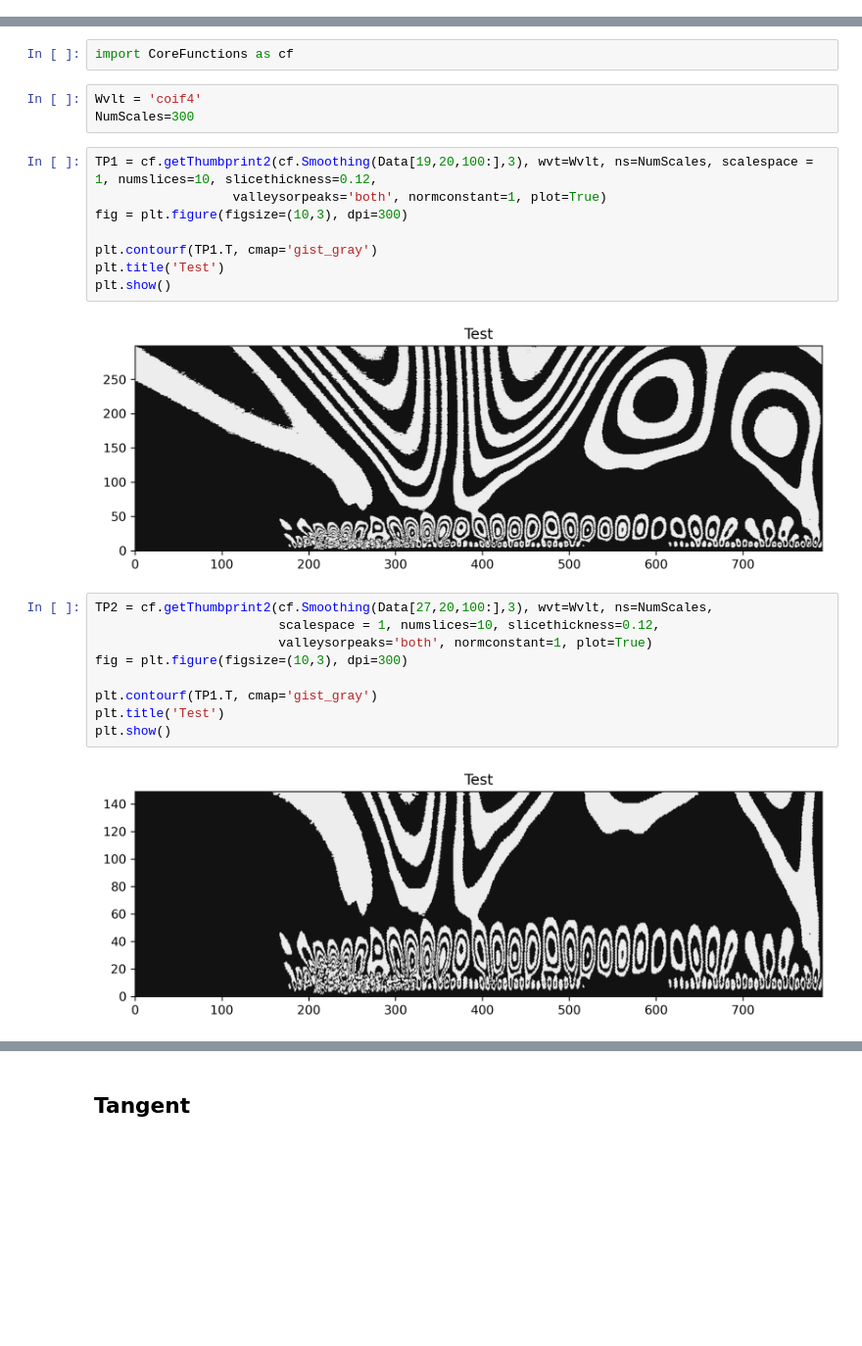
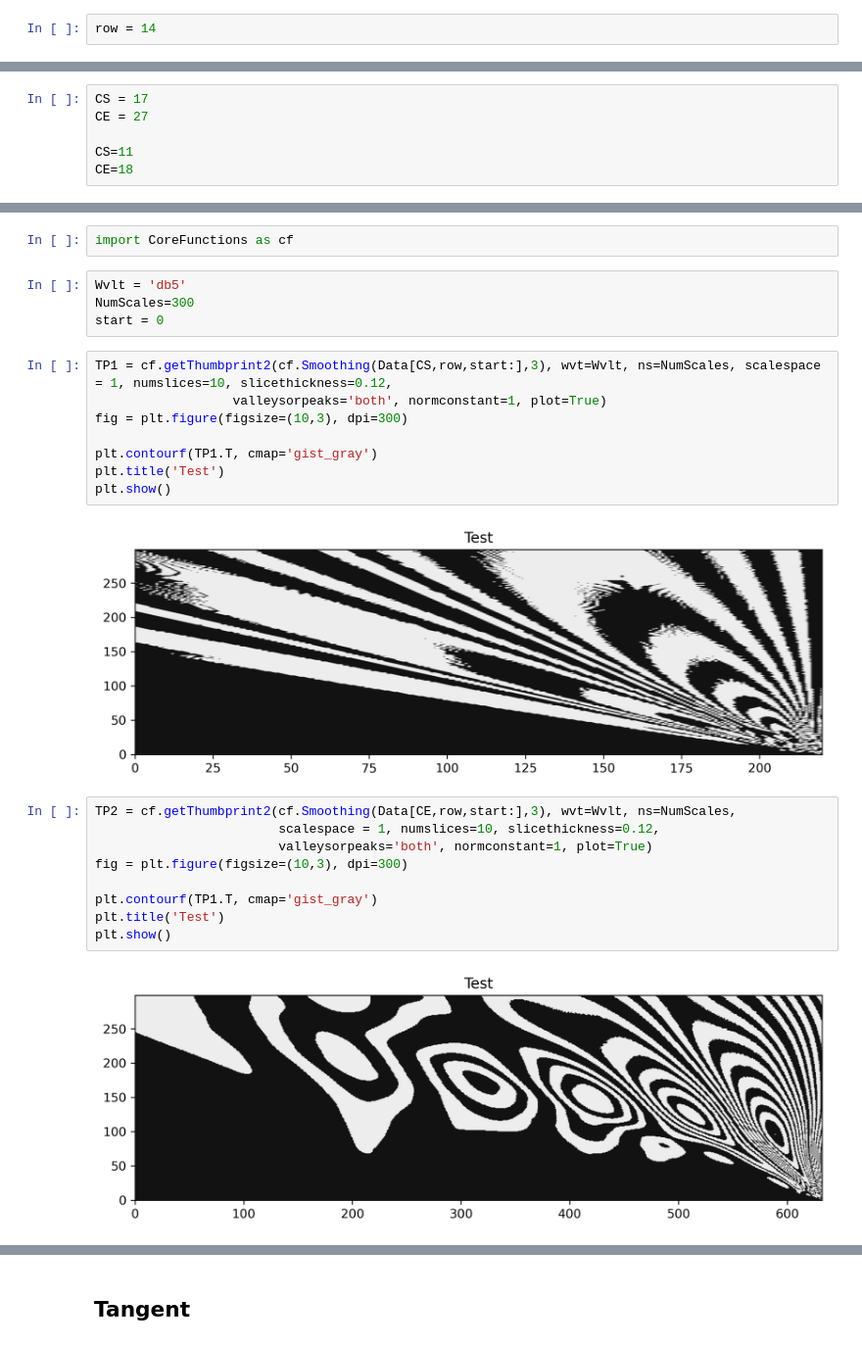
Before and after one commit to danchendrickson/3D_EFIT, a Jupyter notebook: MakeFingerPrintsFromPickles.ipynb, the cells around one changed output, grey strips where cells are left out. Shown at 98% size. Saved outputs shown, nothing was run; the diff lists cells and outputs as text; blank space fills up the shorter version.

```diff
--- a/MakeFingerPrintsFromPickles.ipynb
+++ b/MakeFingerPrintsFromPickles.ipynb
@@ -182,0 +178,2 @@ v = np.linspace(EMin, EMax, 30, endpoint=True)[0:20]
+# %%
+row = 14
@@ -183,2 +201,8 @@ v = np.linspace(EMin, EMax, 30, endpoint=True)[0:20]
+# %%
+CS = 17
+CE = 27
+
+CS=11
+CE=18
 # %%
 fig = plt.figure(figsize=(6,4),dpi=600)
@@ -194,10 +218,11 @@ plt.show()
 # %%
 import CoreFunctions as cf
 # %%
-Wvlt = 'coif4'
+Wvlt = 'db5'
 NumScales=300
+start = 0
 # %%
-TP1 = cf.getThumbprint2(cf.Smoothing(Data[19,20,100:],3), wvt=Wvlt, ns=NumScales, scalespace = 1, numslices=10, slicethickness=0.12,
+TP1 = cf.getThumbprint2(cf.Smoothing(Data[CS,row,start:],3), wvt=Wvlt, ns=NumScales, scalespace = 1, numslices=10, slicethickness=0.12,
                   valleysorpeaks='both', normconstant=1, plot=True)
 fig = plt.figure(figsize=(10,3), dpi=300)
 
@@ -205,16 +230,16 @@ plt.contourf(TP1.T, cmap='gist_gray')
 plt.title('Test')
 plt.show()
 # %% [output]
-[figure, old version]
+[figure, new version]
 # %%
-TP2 = cf.getThumbprint2(cf.Smoothing(Data[27,20,100:],3), wvt=Wvlt, ns=NumScales,
+TP2 = cf.getThumbprint2(cf.Smoothing(Data[CE,row,start:],3), wvt=Wvlt, ns=NumScales,
                         scalespace = 1, numslices=10, slicethickness=0.12,
                         valleysorpeaks='both', normconstant=1, plot=True)
 fig = plt.figure(figsize=(10,3), dpi=300)
 
 plt.contourf(TP1.T, cmap='gist_gray')
 plt.title('Test')
 plt.show()
 # %% [output]
-[figure, old version]
+[figure, new version]
 # %%
```
Also changed, not shown: parts of 20 cells of this notebook, 8 other files.
